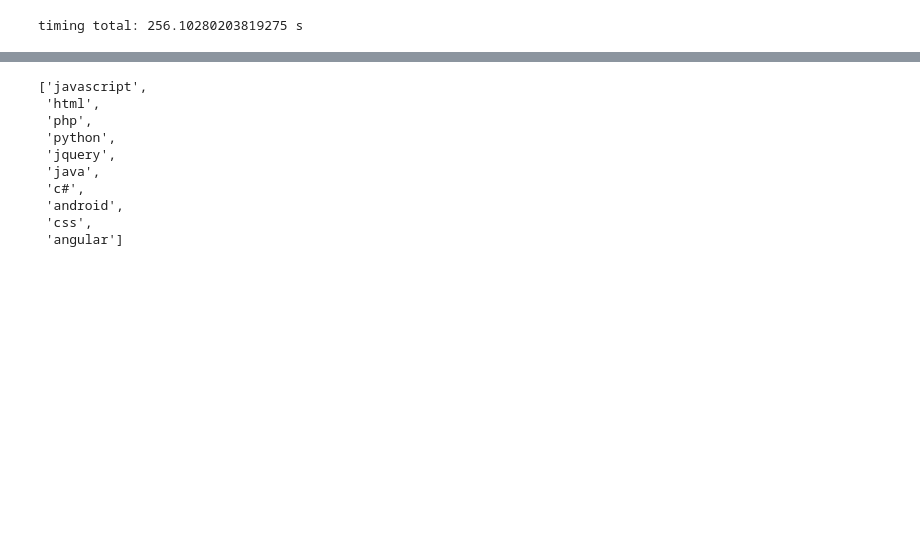
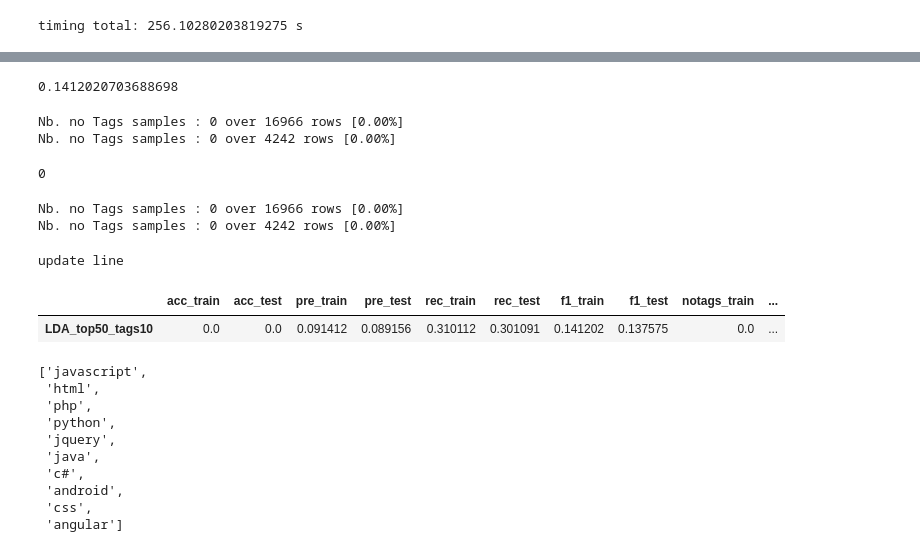
Before and after one commit to jeugregg/Stack-Overflow-tagger, a Jupyter notebook: 01_OC_IML_Project_5_explorations.ipynb, the cells around one changed output, grey strips where cells are left out. Saved outputs shown, nothing was run; the diff lists cells and outputs as text; code cells hidden in the pictures; blank space fills up the shorter version.

Commit message:
Update 01_OC_IML_Project_5_explorations.ipynb
work on supervised : calculate score for optimization/fitting

```diff
--- a/01_OC_IML_Project_5_explorations.ipynb
+++ b/01_OC_IML_Project_5_explorations.ipynb
@@ -73,6 +75,7 @@ import time
 # %%
 # source paths
 PATH_SOURCE_QUESTIONS = '../../data/QueryResults.csv'
+df_results = None
 # %% [markdown]
 ## Useful functions
 # %%
@@ -2728,0 +2729,12 @@ ValueError: multiclass-multioutput is not supported
+# %%
+mlb_lda = MultiLabelBinarizer()
+mlb_lda.fit_transform(list_list_all_tags_train + list_list_all_tags_test)
+
+enc_lda_y_train = mlb_lda.transform(list_list_all_tags_train)
+print("Train real shape:", enc_lda_y_train.shape)
+enc_lda_y_test = mlb_lda.transform(list_list_all_tags_test)
+print("Test real shape:", enc_lda_y_test.shape)
+enc_lda_ypred_train = mlb_lda.transform(list_tags_predicted_train)
+print("Train real shape:", enc_lda_ypred_train.shape)
+enc_lda_ypred_test = mlb_lda.transform(list_tags_predicted_test)
+print("Test real shape:", enc_lda_ypred_test.shape)
@@ -2728,0 +2784,11 @@ ValueError: multiclass-multioutput is not supported
+# %%
+2 * (0.09141223623718024 * 0.31011177540940993) / (0.09141223623718024 + 0.31011177540940993)
+# %% [output]
+0.1412020703688698
+# %%
+find_nb_no_tags(enc_lda_ypred_train)
+find_nb_no_tags(enc_lda_ypred_test)
+# %% [output]
+Nb. no Tags samples : 0 over 16966 rows [0.00%]
+Nb. no Tags samples : 0 over 4242 rows [0.00%]
+0
@@ -2729,3 +2830,40 @@ ValueError: multiclass-multioutput is not supported
+# %%
+def add_score(df_results, series_scores, model_name):
+
+    df_results_add = pd.DataFrame(data=series_scores, columns=[model_name]).T
+
+    if df_results is None: # create table
+        print('create df_results')
+        df_results = df_results_add.copy()
+    else: # update or add line
+        try:
+            # ligne existe alors on efface l'ancienne ligne  ?
+            df_results = df_results.drop(index=model_name)
+            print('update line')
+        except:
+            # n'existe pas
+            print('add line')
+
+        # on ajoute la ligne
+        df_results = df_results.append(df_results_add)
+
+    return df_results
+# %%
+series_scores = evaluate_mdl_scorings(enc_lda_y_train, enc_lda_ypred_train,
+                          enc_lda_y_test, enc_lda_ypred_test,
+                          0, 0)
+# %% [output]
+Nb. no Tags samples : 0 over 16966 rows [0.00%]
+Nb. no Tags samples : 0 over 4242 rows [0.00%]
+# %%
+df_results = add_score(df_results, series_scores,
+          "LDA_top{}_tags{}".format(gcv_lda_1.best_params_["n_components"],
+                                     no_top_words))
+df_results
+# %% [output]
+update line
+|  | acc_train | acc_test | pre_train | pre_test | rec_train | rec_test | f1_train | f1_test | notags_train | ... |
+| LDA_top50_tags10 | 0.0 | 0.0 | 0.091412 | 0.089156 | 0.310112 | 0.301091 | 0.141202 | 0.137575 | 0.0 | ... |
 # %%
 tags_pred
 # %% [output]
```
Also changed, not shown: parts of 87 cells of this notebook.
